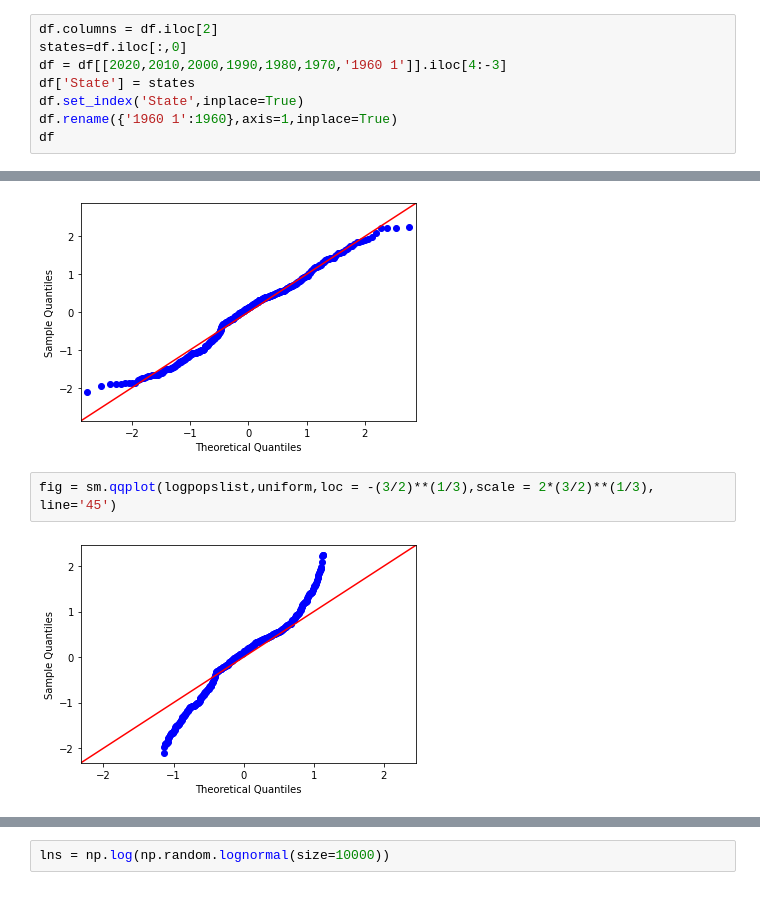
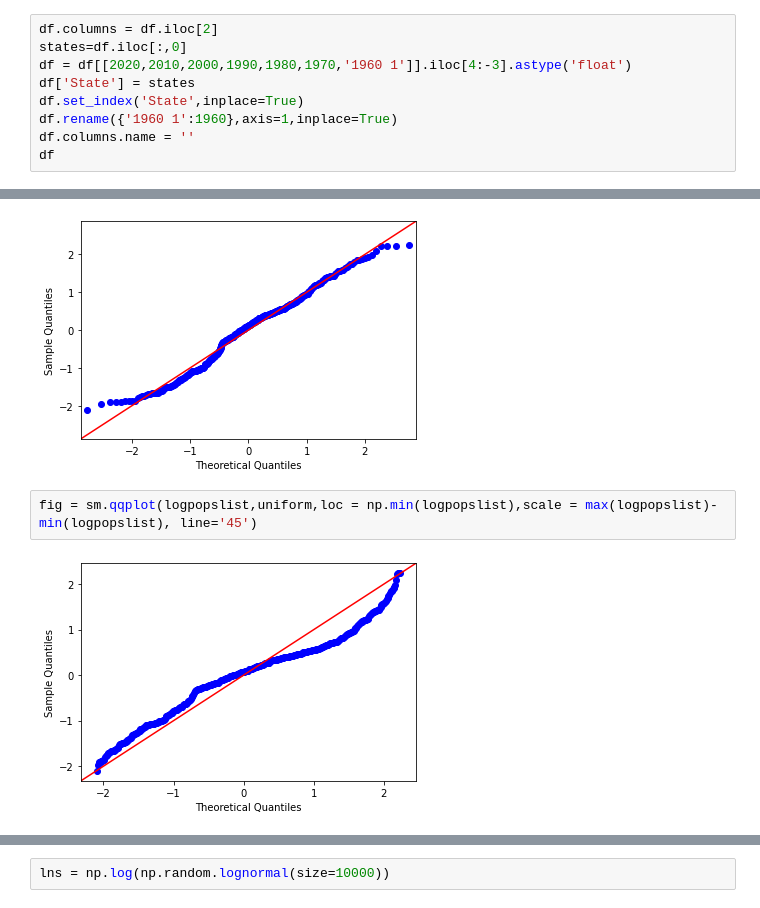
Before and after one commit to RossHyman/Springboard, a Jupyter notebook: apportionment/Apportionment.ipynb, the cells around one changed output, grey strips where cells are left out. Drawn from its saved outputs; the diff is of its cells as text.

```diff
--- a/apportionment/Apportionment.ipynb
+++ b/apportionment/Apportionment.ipynb
@@ -42,9 +53,10 @@ df
 # %%
 df.columns = df.iloc[2]
 states=df.iloc[:,0]
-df = df[[2020,2010,2000,1990,1980,1970,'1960 1']].iloc[4:-3]
+df = df[[2020,2010,2000,1990,1980,1970,'1960 1']].iloc[4:-3].astype('float')
 df['State'] = states
 df.set_index('State',inplace=True)
 df.rename({'1960 1':1960},axis=1,inplace=True)
+df.columns.name = ''
 df
 # %% [output]
@@ -569,9 +766,9 @@ fig = sm.qqplot(logpopslist, line='45')
 # %% [output]
 [figure]
 # %%
-fig = sm.qqplot(logpopslist,uniform,loc = -(3/2)**(1/3),scale = 2*(3/2)**(1/3), line='45')
+fig = sm.qqplot(logpopslist,uniform,loc = np.min(logpopslist),scale = max(logpopslist)-min(logpopslist), line='45')
 # %% [output]
-[figure, old version]
+[figure, new version]
 # %%
 plt.hist(logpopslist,bins=15,histtype='step',density=True)
 plt.hist(lns,bins=100,histtype='step',color='r',density=True)
```
Also changed, not shown: parts of 60 cells of this notebook.
